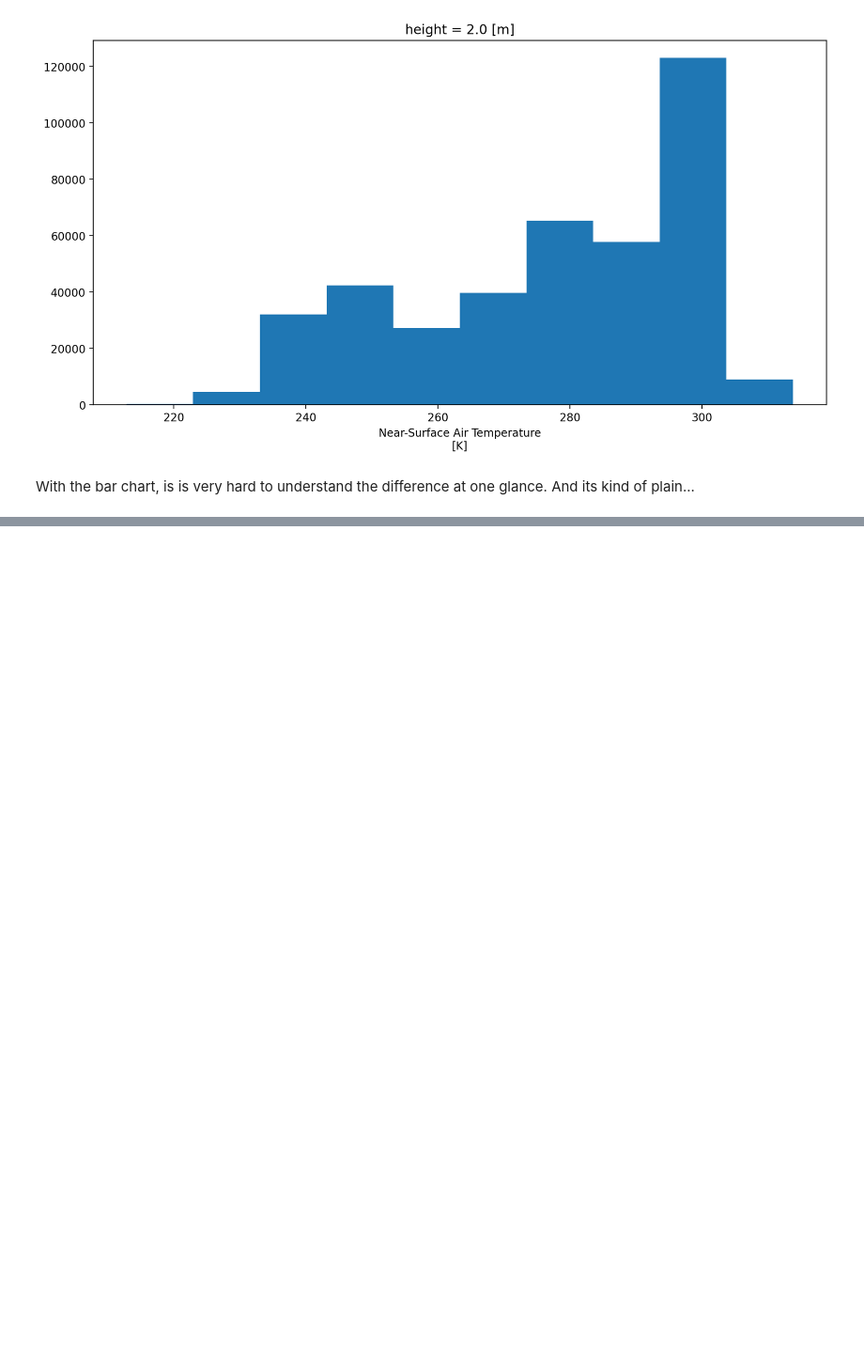
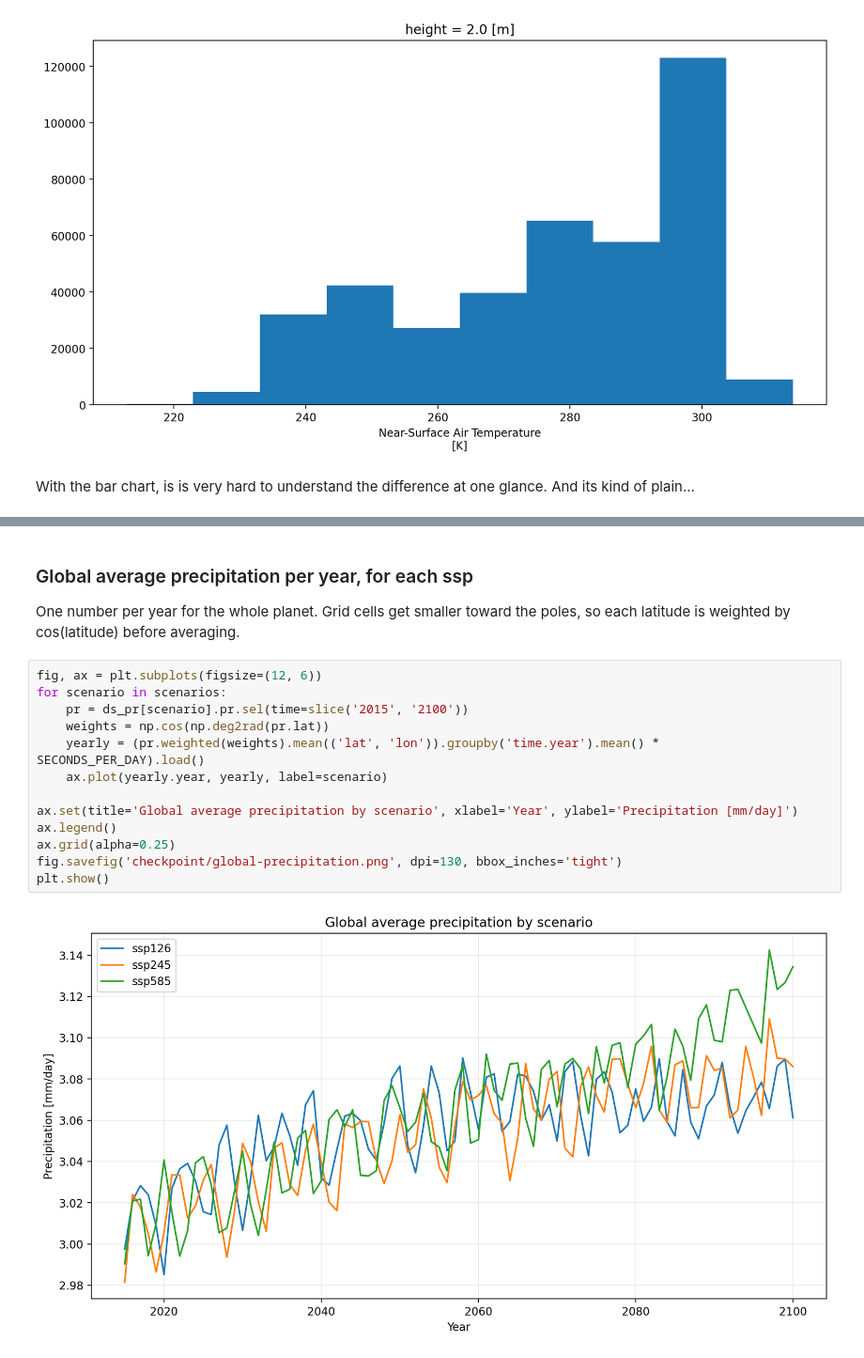
Before and after one commit to DonLe727/DSC-106-Project-3, a Jupyter notebook: CMIP Draft.ipynb, the cells around one changed output, grey strips where cells are left out. Shown at 94% size. Drawn from its saved outputs; the diff is of its cells as text; blank space fills up the shorter version.

```diff
--- a/CMIP Draft.ipynb
+++ b/CMIP Draft.ipynb
@@ -370,0 +451,19 @@ With the bar chart, is is very hard to understand the difference at one glance.
+# %% [markdown]
+### Global average precipitation per year, for each ssp
+
+One number per year for the whole planet. Grid cells get smaller toward the poles, so each latitude is weighted by cos(latitude) before averaging.
+# %%
+fig, ax = plt.subplots(figsize=(12, 6))
+for scenario in scenarios:
+    pr = ds_pr[scenario].pr.sel(time=slice('2015', '2100'))
+    weights = np.cos(np.deg2rad(pr.lat))
+    yearly = (pr.weighted(weights).mean(('lat', 'lon')).groupby('time.year').mean() * SECONDS_PER_DAY).load()
+    ax.plot(yearly.year, yearly, label=scenario)
+
+ax.set(title='Global average precipitation by scenario', xlabel='Year', ylabel='Precipitation [mm/day]')
+ax.legend()
+ax.grid(alpha=0.25)
+fig.savefig('checkpoint/global-precipitation.png', dpi=130, bbox_inches='tight')
+plt.show()
+# %% [output]
+[figure, added]
```
Also changed, not shown: parts of 8 cells of this notebook, 3 other files.
